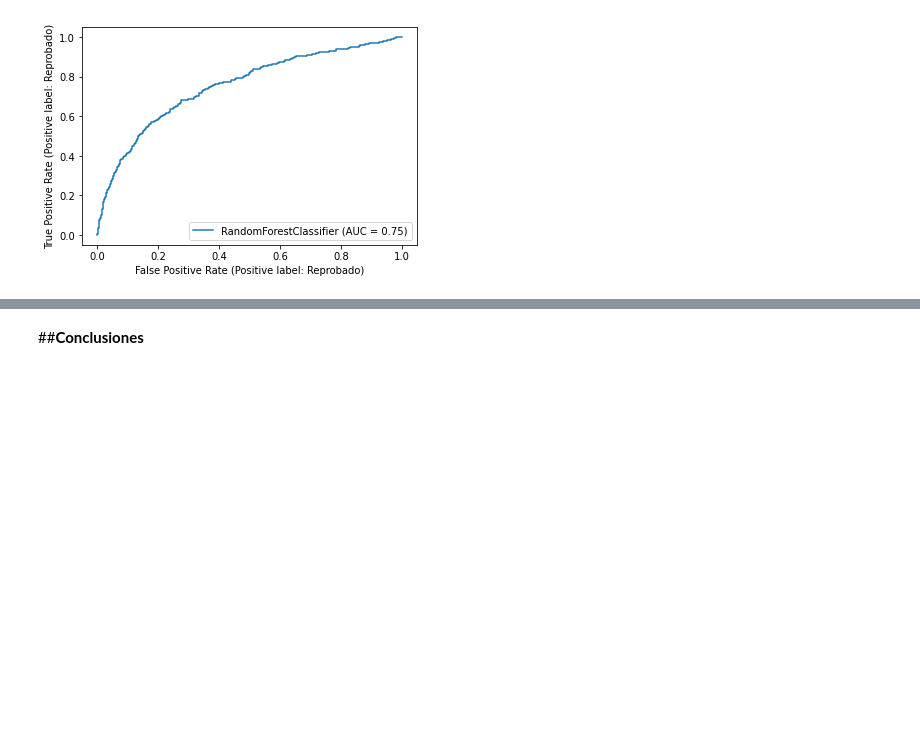
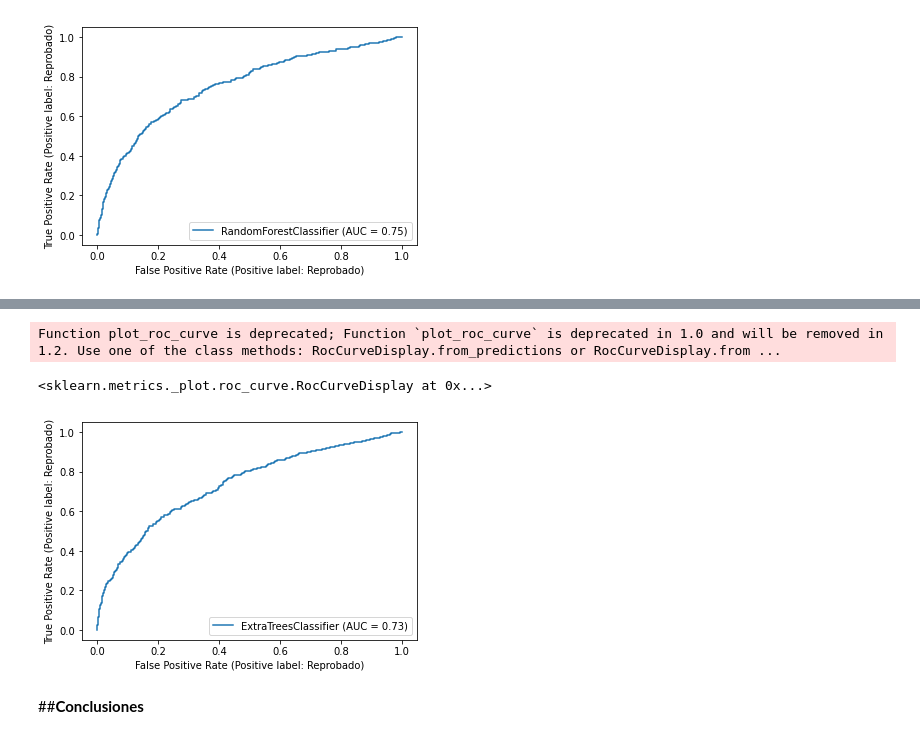
Before and after one commit to MarvinLopezOsorio/AnaliticaPredictiva_TrabajoFinal, a Jupyter notebook: Trabajo Final.ipynb, the cells around one changed output, grey strips where cells are left out. Drawn from its saved outputs; the diff is of its cells as text; code cells hidden in the pictures; blank space fills up the shorter version.

```diff
--- a/Trabajo Final.ipynb
+++ b/Trabajo Final.ipynb
@@ -500,2 +539,8 @@ Function plot_roc_curve is deprecated; Function `plot_roc_curve` is deprecated i
+# %%
+metrics.plot_roc_curve(modelo_ET, x_test_trans, y_test)
+# %% [output]
+Function plot_roc_curve is deprecated; Function `plot_roc_curve` is deprecated in 1.0 and will be removed in 1.2. Use one of the class methods: RocCurveDisplay.from_predictions or RocCurveDisplay.from ...
+<sklearn.metrics._plot.roc_curve.RocCurveDisplay at 0x...>
+[figure, added]
 # %% [markdown]
 ##**Conclusiones**
```
Also changed, not shown: parts of 10 cells of this notebook.
